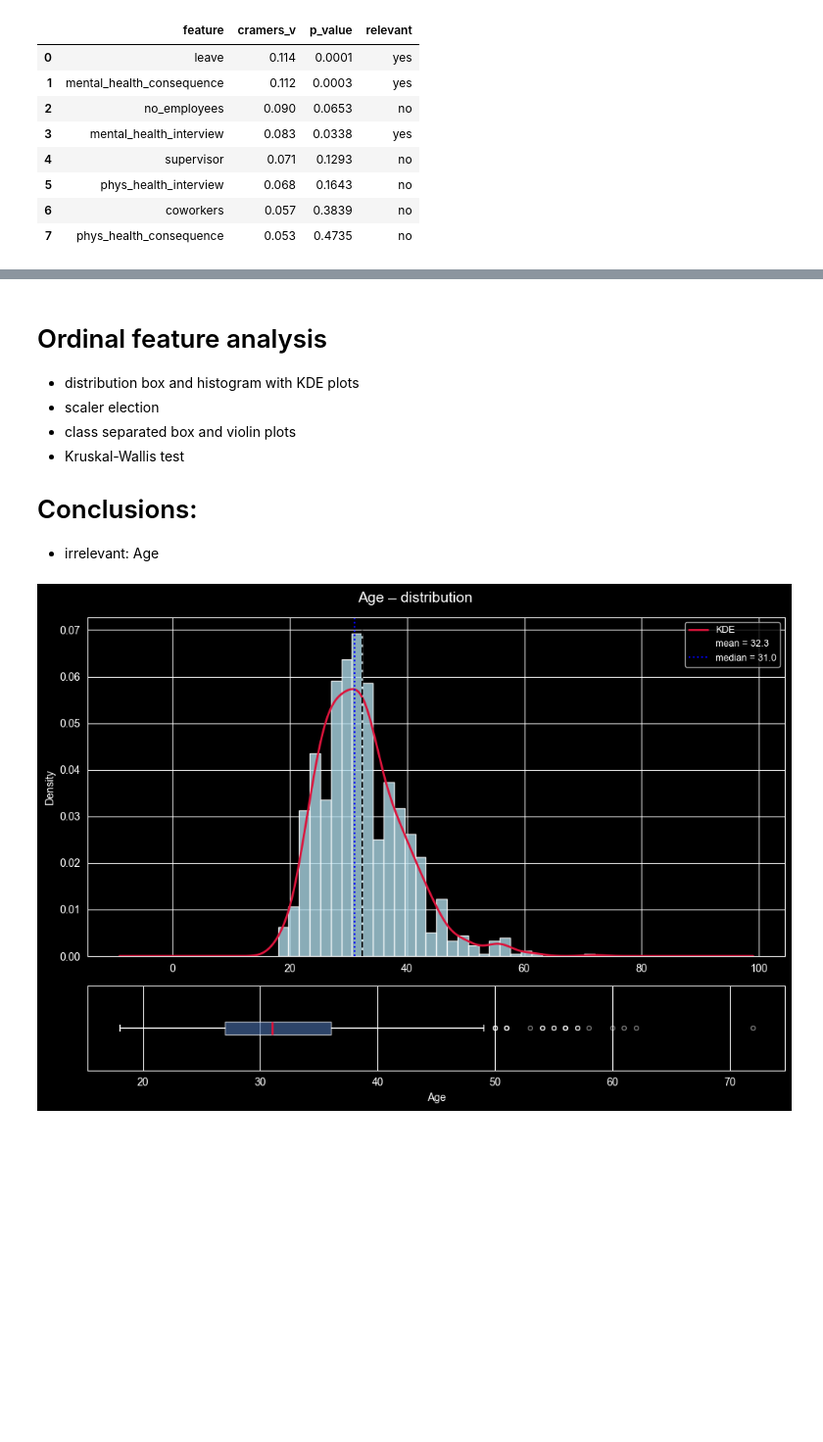
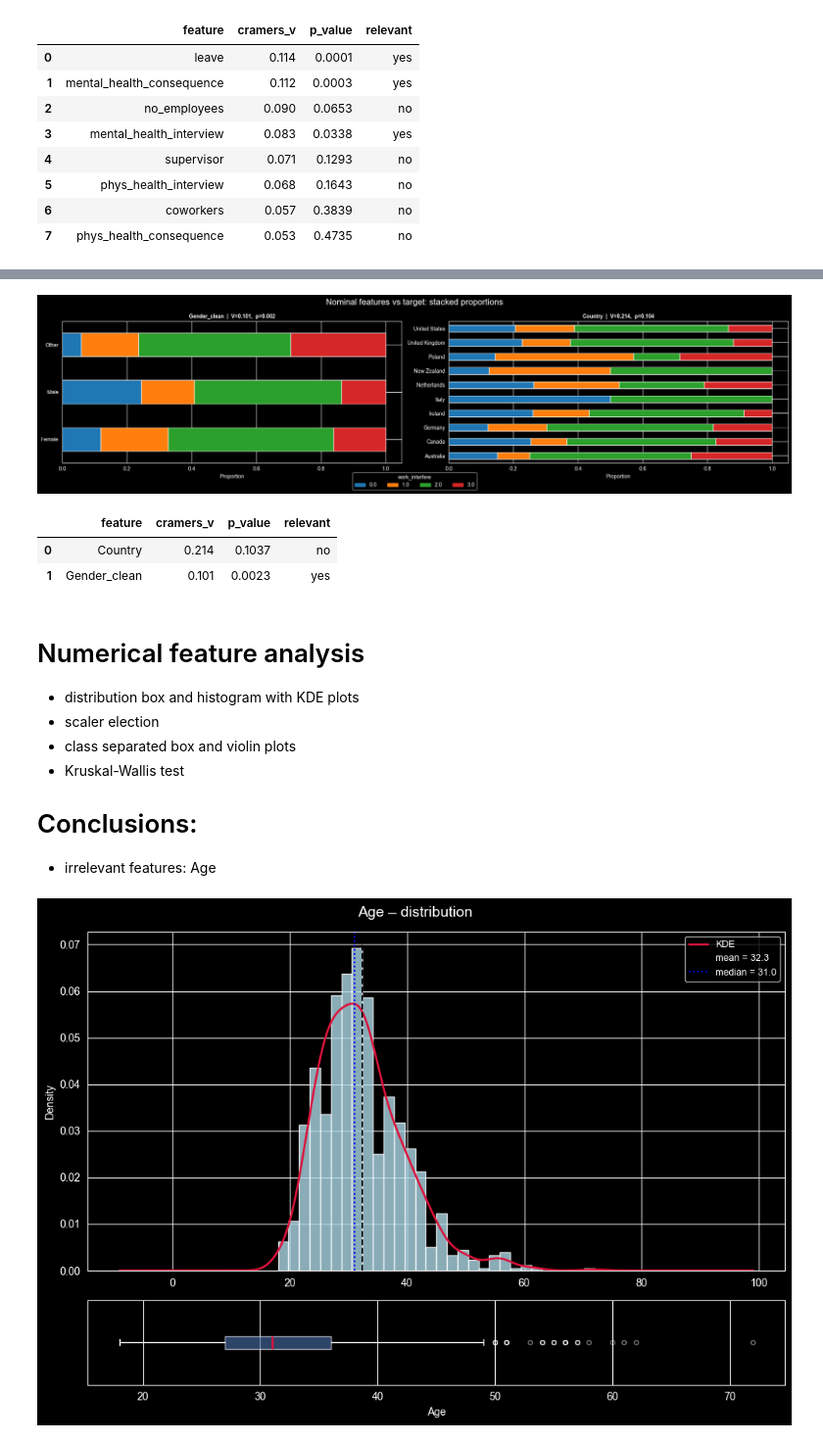
Before and after one commit to bajon1/Classification-pipeline-on-the-Mental-Health, a Jupyter notebook: notebooks/02_eda.ipynb, the cells around one changed output, grey strips where cells are left out. Shown at 98% size. Drawn from its saved outputs; the diff is of its cells as text; code cells hidden in the pictures; blank space fills up the shorter version.

```diff
--- a/notebooks/02_eda.ipynb
+++ b/notebooks/02_eda.ipynb
@@ -301,0 +335,53 @@ ordinal_cramers_df
+# %%
+target_order = sorted(df_eda[target_col].dropna().unique())
+palette      = sns.color_palette("tab10", len(target_order))
+
+fig, axes = plt.subplots(1, 2, figsize=(20, 5))
+axes = axes.flat
+
+for ax, col in zip(axes, nominal_cols):
+    top_cats = df_eda[col].value_counts().head(10).index
+    subset = df_eda[df_eda[col].isin(top_cats)]
+
+    ct = (subset.groupby(col)[target_col].value_counts(normalize=True).unstack(fill_value=0).reindex(columns=target_order))
+
+    ct.plot(kind="barh", stacked=True, ax=ax, color=palette, edgecolor="white", legend=False)
+
+    contingency = pd.crosstab(df_eda[col], df_eda[target_col])
+    chi2, p, dof, _ = chi2_contingency(contingency)
+    n = contingency.sum().sum()
+    cramers_v = np.sqrt(chi2 / (n * (min(contingency.shape) - 1)))
+
+    ax.set_title(f"{col}  |  V={cramers_v:.3f},  p={p:.3f}", fontsize=10, fontweight="bold")
+    ax.set_xlabel("Proportion")
+    ax.set_ylabel("")
+    ax.set_xlim(0, 1.05)
+
+handles = [plt.Rectangle((0,0),1,1, color=palette[i]) for i in range(len(target_order))]
+fig.legend(handles, [str(k) for k in target_order],
+           title=target_col, loc="lower center",
+           ncol=len(target_order), bbox_to_anchor=(0.5, -0.04))
+
+fig.suptitle("Nominal features vs target: stacked proportions", fontsize=16)
+plt.tight_layout()
+plt.show()
+# %% [output]
+[figure, added]
+# %%
+rows = []
+for col in nominal_cols:
+    contingency = pd.crosstab(df_eda[col], df_eda[target_col])
+    chi2, p, dof, _ = chi2_contingency(contingency)
+    n = contingency.sum().sum()
+    cramers_v = np.sqrt(chi2 / (n * (min(contingency.shape) - 1)))
+    rows.append({'feature': col, 'cramers_v': round(cramers_v, 3), 'p_value': round(p, 4)})
+
+nominal_cramers_df = (pd.DataFrame(rows).sort_values('cramers_v', ascending=False)
+                       .assign(relevant=lambda d: d['p_value'].apply(lambda p: 'yes' if p < 0.05 else 'no'))
+                       .reset_index(drop=True))
+
+nominal_cramers_df
+# %% [output]
+|  | feature | cramers_v | p_value | relevant |
+| 0 | Country | 0.214 | 0.1037 | no |
+| 1 | Gender_clean | 0.101 | 0.0023 | yes |
@@ -302,5 +390,5 @@ ordinal_cramers_df
 # %% [markdown]
-# Ordinal feature analysis
+# Numerical feature analysis
 
 - distribution box and histogram with KDE plots
 - scaler election
@@ -309,7 +397,7 @@ ordinal_cramers_df
 
 # Conclusions:
 
-- irrelevant: Age
+- irrelevant features: Age
 # %%
 series = df_eda['Age']
 
```
Also changed, not shown: parts of 5 cells of this notebook.
